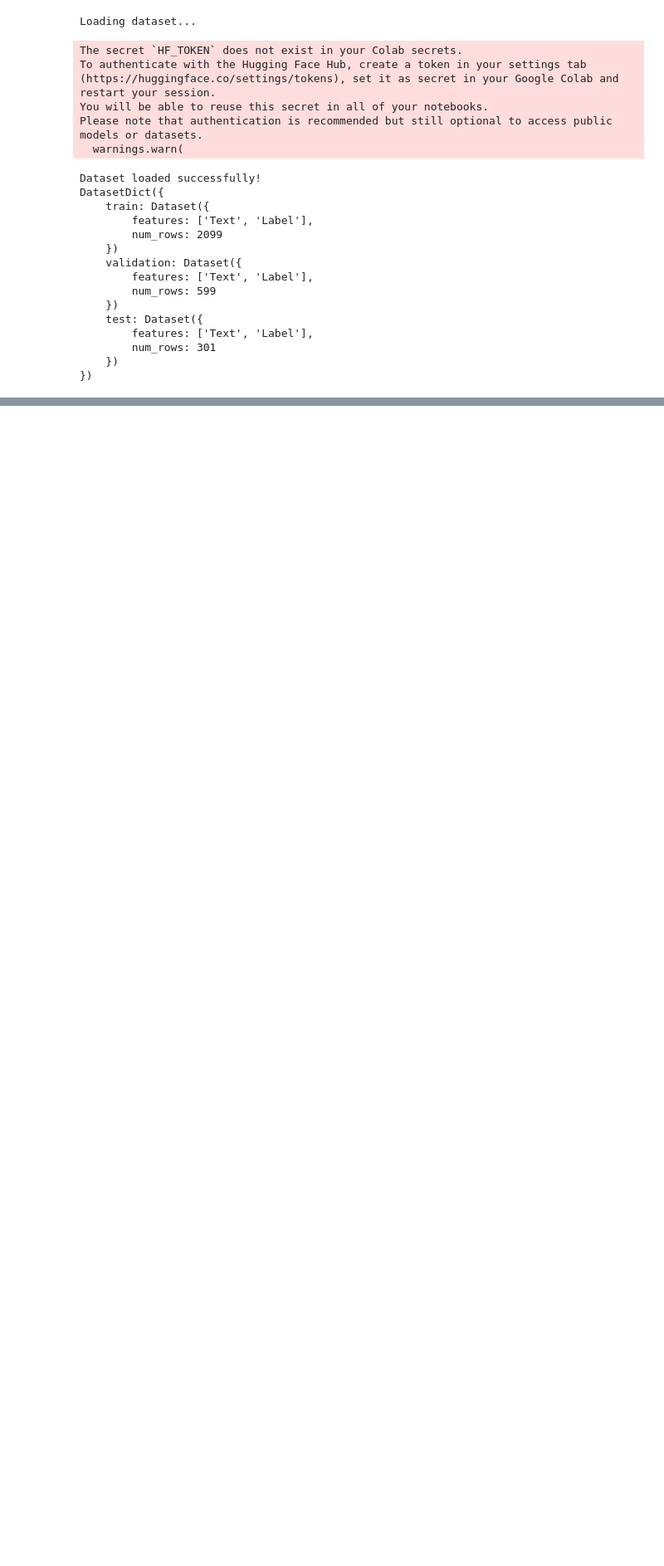
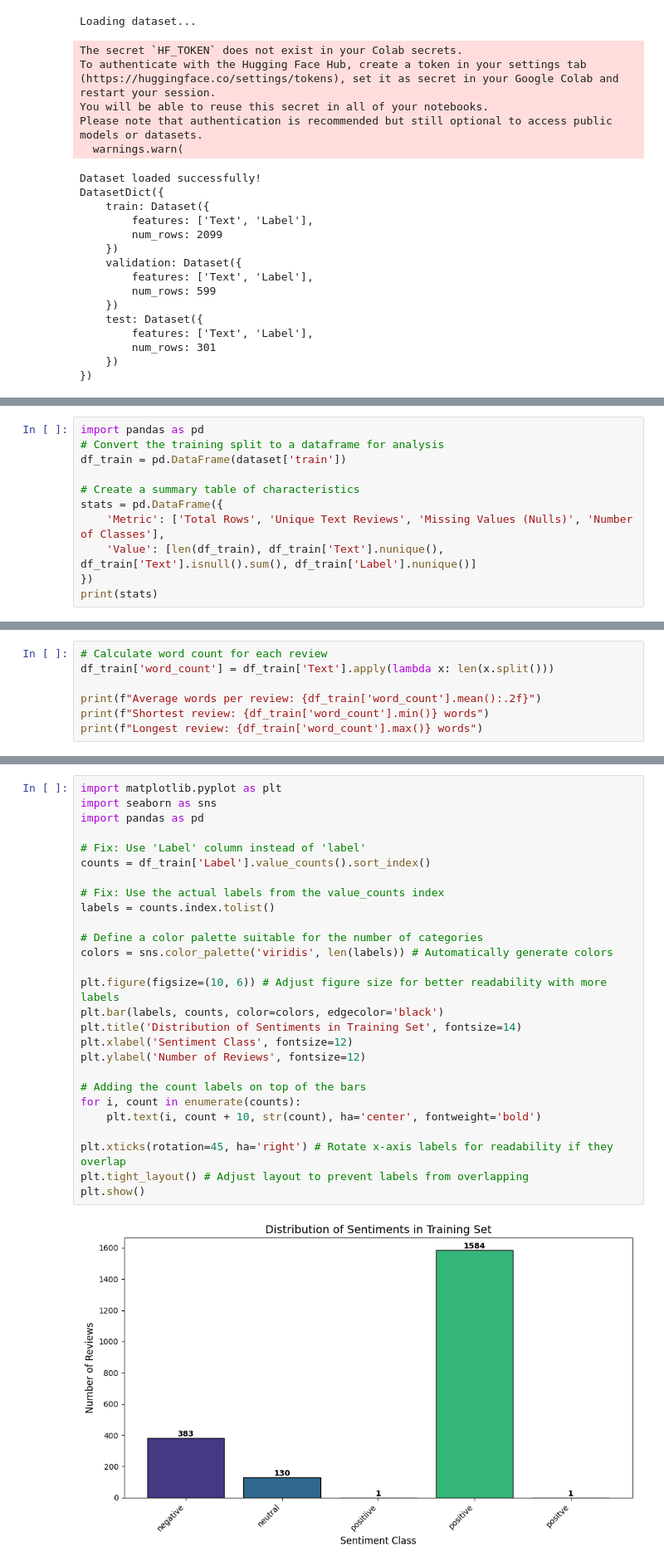
Before and after one commit to PrashunaBuddhacharya/Coursework, a Jupyter notebook: AppliedML_TextClassification_Prashuna.ipynb, the cells around one changed output, grey strips where cells are left out. Shown at 83% size. Drawn from its saved outputs; the diff is of its cells as text; blank space fills up the shorter version.

```diff
--- a/AppliedML_TextClassification_Prashuna.ipynb
+++ b/AppliedML_TextClassification_Prashuna.ipynb
@@ -158,0 +60,11 @@ NameError: name 'my_train_df' is not defined
+# %%
+import pandas as pd
+# Convert the training split to a dataframe for analysis
+df_train = pd.DataFrame(dataset['train'])
+
+# Create a summary table of characteristics
+stats = pd.DataFrame({
+    'Metric': ['Total Rows', 'Unique Text Reviews', 'Missing Values (Nulls)', 'Number of Classes'],
+    'Value': [len(df_train), df_train['Text'].nunique(), df_train['Text'].isnull().sum(), df_train['Label'].nunique()]
+})
+print(stats)
@@ -158,0 +109,7 @@ NameError: name 'my_train_df' is not defined
+# %%
+# Calculate word count for each review
+df_train['word_count'] = df_train['Text'].apply(lambda x: len(x.split()))
+
+print(f"Average words per review: {df_train['word_count'].mean():.2f}")
+print(f"Shortest review: {df_train['word_count'].min()} words")
+print(f"Longest review: {df_train['word_count'].max()} words")
@@ -158,0 +122,29 @@ NameError: name 'my_train_df' is not defined
+# %%
+import matplotlib.pyplot as plt
+import seaborn as sns
+import pandas as pd
+
+# Fix: Use 'Label' column instead of 'label'
+counts = df_train['Label'].value_counts().sort_index()
+
+# Fix: Use the actual labels from the value_counts index
+labels = counts.index.tolist()
+
+# Define a color palette suitable for the number of categories
+colors = sns.color_palette('viridis', len(labels)) # Automatically generate colors
+
+plt.figure(figsize=(10, 6)) # Adjust figure size for better readability with more labels
+plt.bar(labels, counts, color=colors, edgecolor='black')
+plt.title('Distribution of Sentiments in Training Set', fontsize=14)
+plt.xlabel('Sentiment Class', fontsize=12)
+plt.ylabel('Number of Reviews', fontsize=12)
+
+# Adding the count labels on top of the bars
+for i, count in enumerate(counts):
+    plt.text(i, count + 10, str(count), ha='center', fontweight='bold')
+
+plt.xticks(rotation=45, ha='right') # Rotate x-axis labels for readability if they overlap
+plt.tight_layout() # Adjust layout to prevent labels from overlapping
+plt.show()
+# %% [output]
+[figure, added]
```
Also changed, not shown: parts of 40 cells of this notebook.
